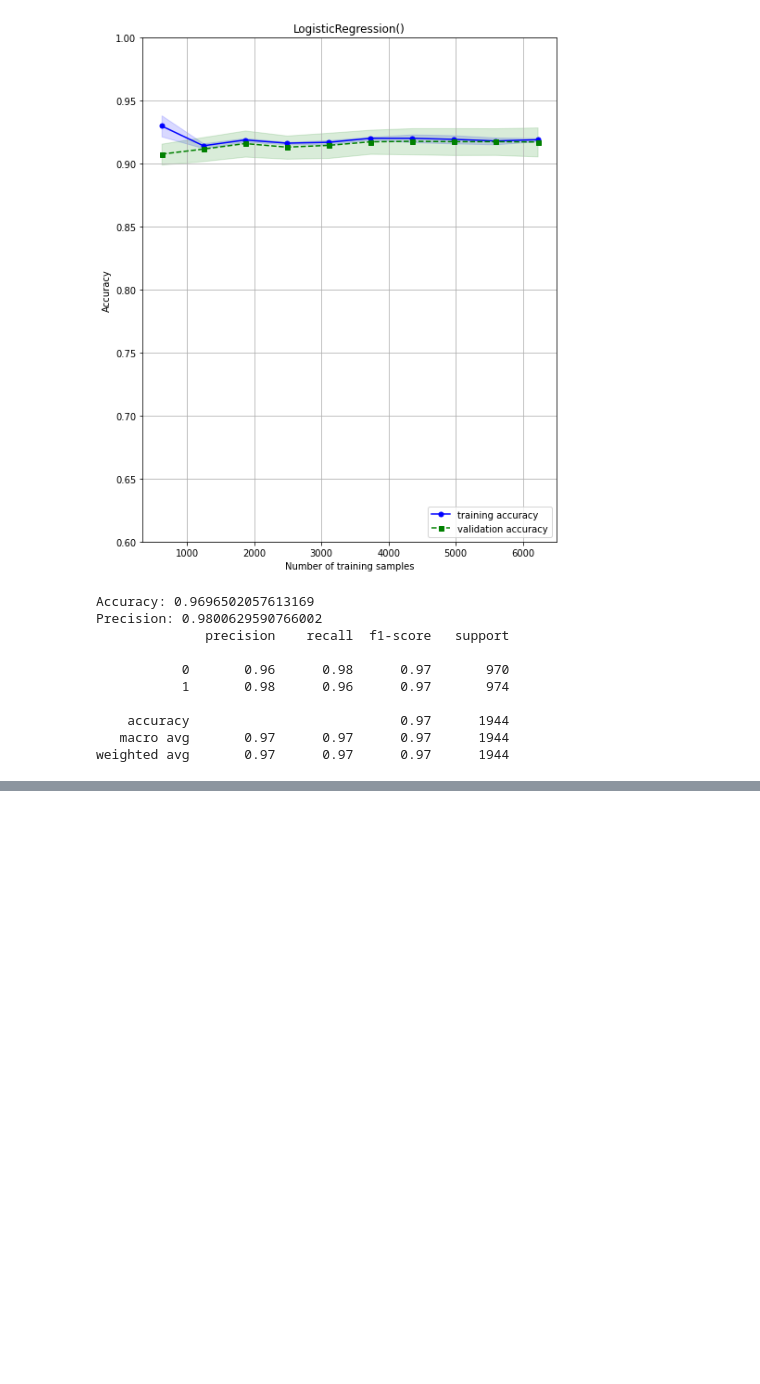
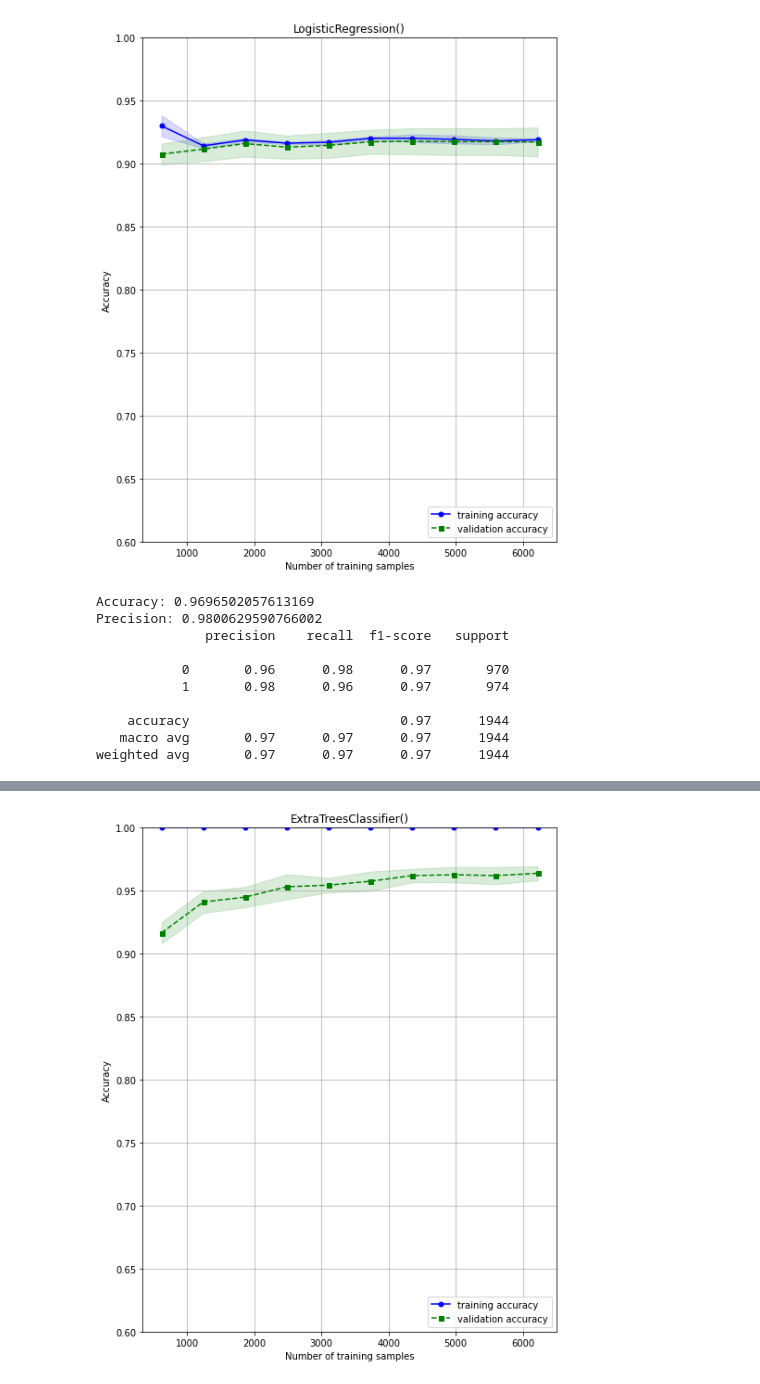
Before and after one commit to meng-86/Project-4, a Jupyter notebook: Stroke_model_3.ipynb, the cells around one changed output, grey strips where cells are left out. Drawn from its saved outputs; the diff is of its cells as text; code cells hidden in the pictures; blank space fills up the shorter version.

```diff
--- a/Stroke_model_3.ipynb
+++ b/Stroke_model_3.ipynb
@@ -331,0 +336,10 @@ weighted avg       0.97      0.97      0.97      1944
+# %%
+# ExtraTrees
+ET = ExtraTreesClassifier()
+ET.fit(X_train, y_train)
+ET.pred = ET.predict(X_test)
+ET_accuracy = accuracy_score(ET.pred, y_test)
+print('Accuracy:', ET_accuracy)
+precision = precision_score(y_test, ET.pred)
+print('Precision:', precision)
+print(classification_report(y_test, ET.pred))
@@ -331,0 +357,4 @@ weighted avg       0.97      0.97      0.97      1944
+# %%
+plot_learning_curve(ET, X_train, y_train)
+# %% [output]
+[figure, added]
```
Also changed, not shown: parts of 4 cells of this notebook.
